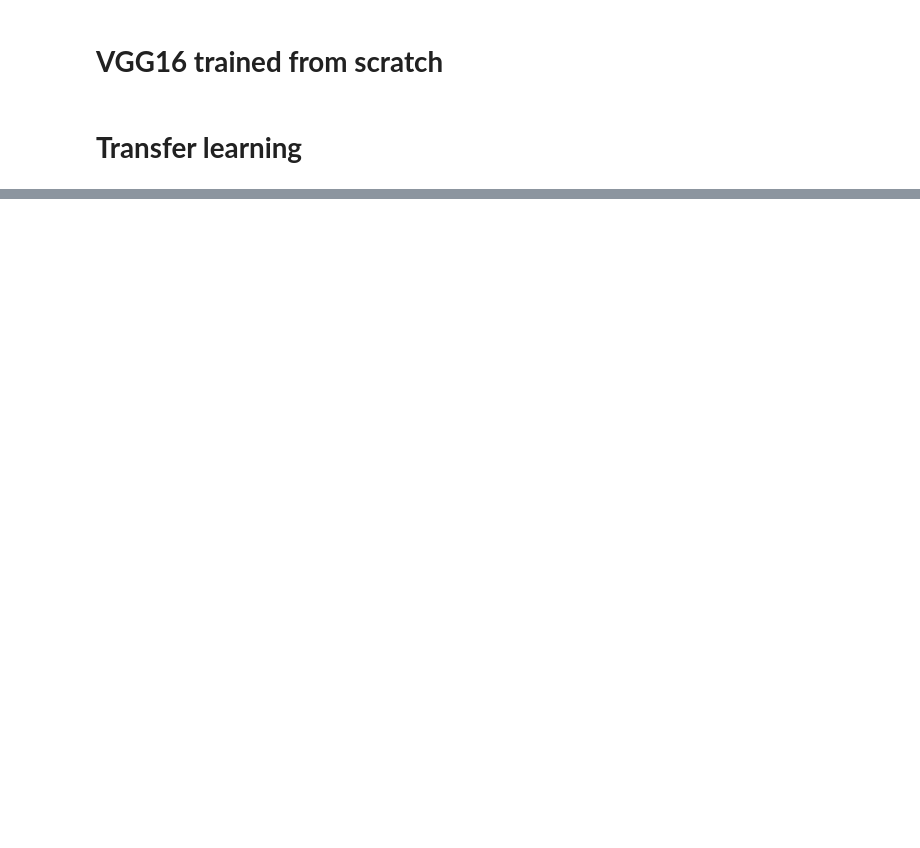
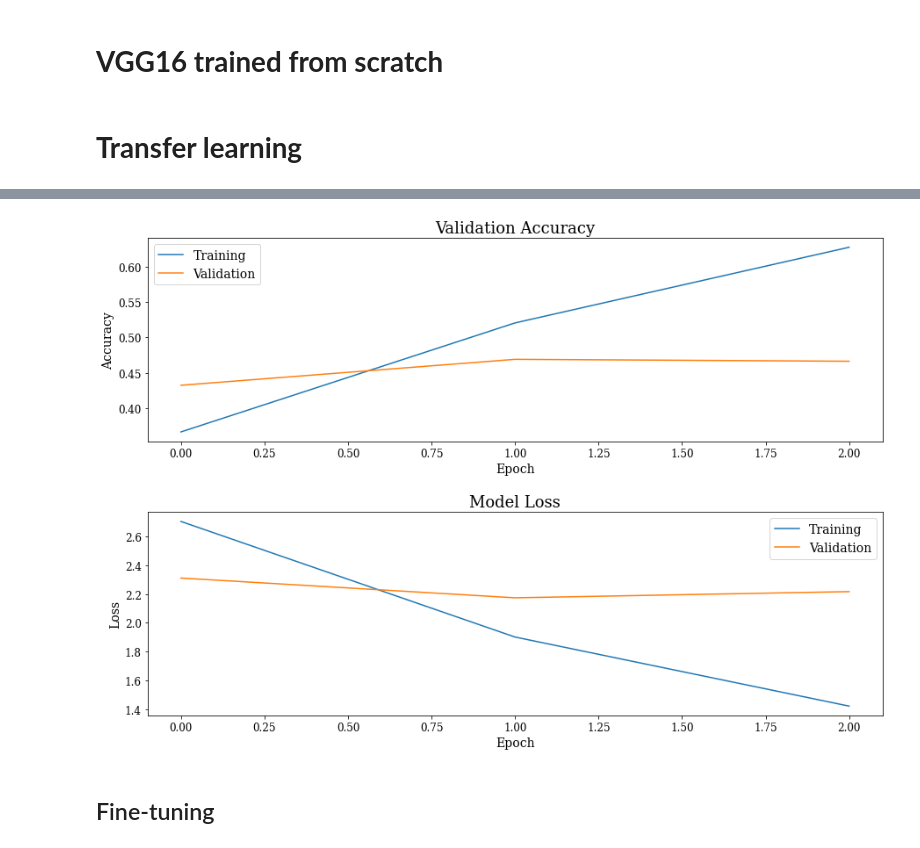
Before and after one commit to limited-fion/deep-learning-cw, a Jupyter notebook: 04_cw.ipynb, the cells around one changed output, grey strips where cells are left out. Saved outputs shown, nothing was run; the diff lists cells and outputs as text; code cells hidden in the pictures; blank space fills up the shorter version.

Commit message:
first model working

```diff
--- a/04_cw.ipynb
+++ b/04_cw.ipynb
@@ -132,22 +199,7 @@ from keras.layers import Lambda, Input, Dense, Flatten
 from keras.models import Model, Sequential
 tf.compat.v1.logging.set_verbosity(tf.compat.v1.logging.ERROR)
 
-train_data = train_labels.astype('float32')
-val_data = val_data.astype('float32')
-test_data = test_data.astype('float32')
-
-# Transform to one-hot encoding
-num_classes = 200
-train_labels = to_categorical(train_labels, num_classes)
-val_labels = to_categorical(val_labels, num_classes)
-test_labels = to_categorical(test_labels, num_classes)
-
-# Normalize
-train_data /= 255
-val_data /= 255
-test_data /= 255
-
 print('Original training data shape: {}'.format(train_data.shape))
 print('Original validation data shape: {}'.format(val_data.shape))
-print('Training label shape: {}'.format(test_data.shape))
+print('Training label shape: {}'.format(train_labels.shape))
 # %% [output]
@@ -167,7 +219,7 @@ newOutputs = model(resizedImg)
 model = Model(newInput, newOutputs)
 
 # Load VGG16
-transferlearning_model = VGG16(weights='imagenet', include_top=False, input_shape=(224, 224, 3))
+transferlearning_model = VGG16(weights='imagenet', include_top=False, input_shape=(64, 64, 3))
 
 # Freeze the layers
 for layer in transferlearning_model.layers[:]:
@@ -204,9 +256,10 @@ Non-trainable params: 14,714,688
 _________________________________________________________________
 # %%
 transferlearning_model.compile(optimizer=Adam(lr=1e-4),loss='categorical_crossentropy', metrics=['categorical_accuracy'])
-transferlearning_model.fit(train_data, train_labels, epochs=3, batch_size=32)
-
+history_tl = transferlearning_model.fit(train_data, train_labels, epochs=3, batch_size=32, validation_data=(val_data, val_labels))
+print(" ")
 score = transferlearning_model.evaluate(test_data, test_labels)
+print(" ")
 print('Test loss:', score[0])
 print('Test accuracy:', score[1])
 # %% [output]
@@ -213,0 +277,6 @@ NameError: ignored
+# %%
+plot_history(history_tl, 'tl.png', metric='categorical_accuracy')
+# %% [output]
+[figure, added]
+# %% [markdown]
+## Fine-tuning
```
Also changed, not shown: parts of 6 cells of this notebook.
